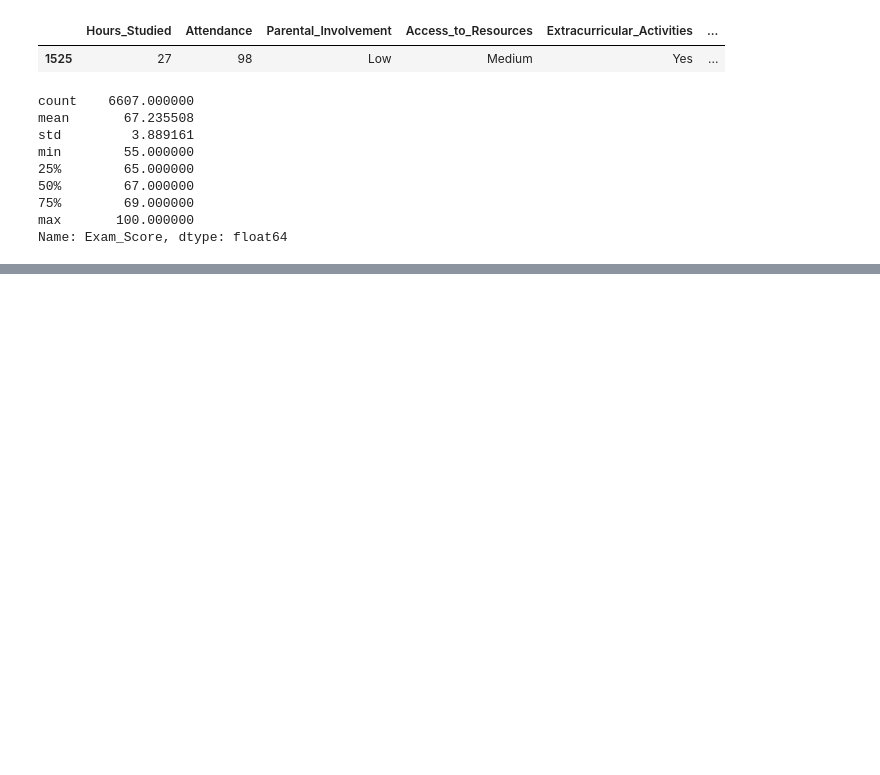
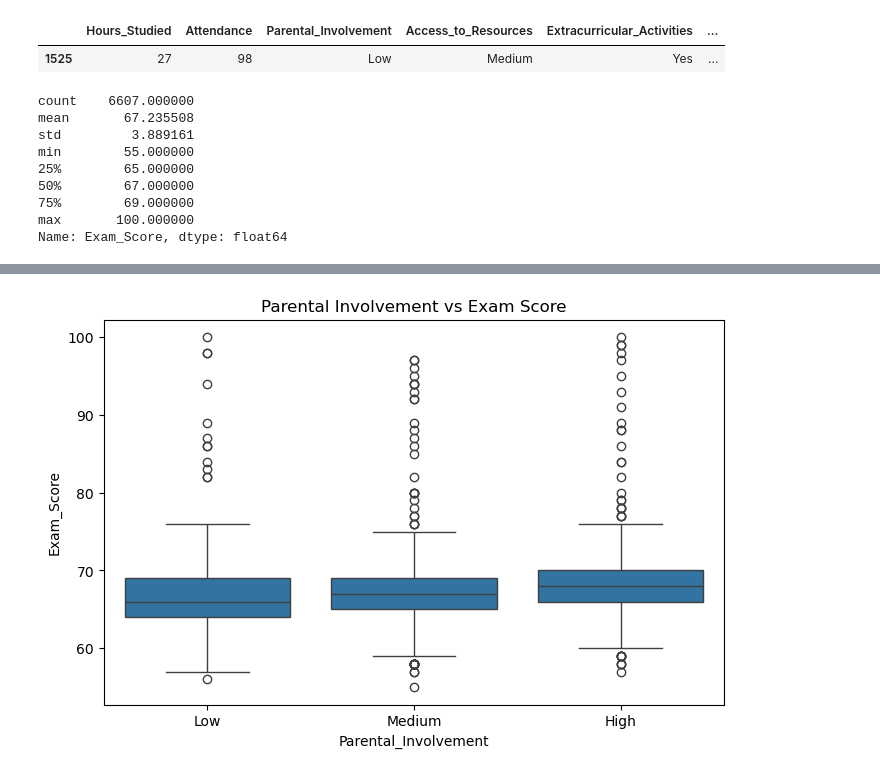
Before and after one commit to Zabinn/student-performance-svm, a Jupyter notebook: notebooks/eda_and_model.ipynb, the cells around one changed output, grey strips where cells are left out. Drawn from its saved outputs; the diff is of its cells as text; code cells hidden in the pictures; blank space fills up the shorter version.

```diff
--- a/notebooks/eda_and_model.ipynb
+++ b/notebooks/eda_and_model.ipynb
@@ -95,0 +145,7 @@ Name: Exam_Score, dtype: float64
+# %%
+plt.figure(figsize=(8,5))
+sns.boxplot(data=df, x='Parental_Involvement', y='Exam_Score', order=['Low','Medium','High'])
+plt.title('Parental Involvement vs Exam Score')
+plt.show()
+# %% [output]
+[figure, added]
```
Also changed, not shown: parts of 8 cells of this notebook.
